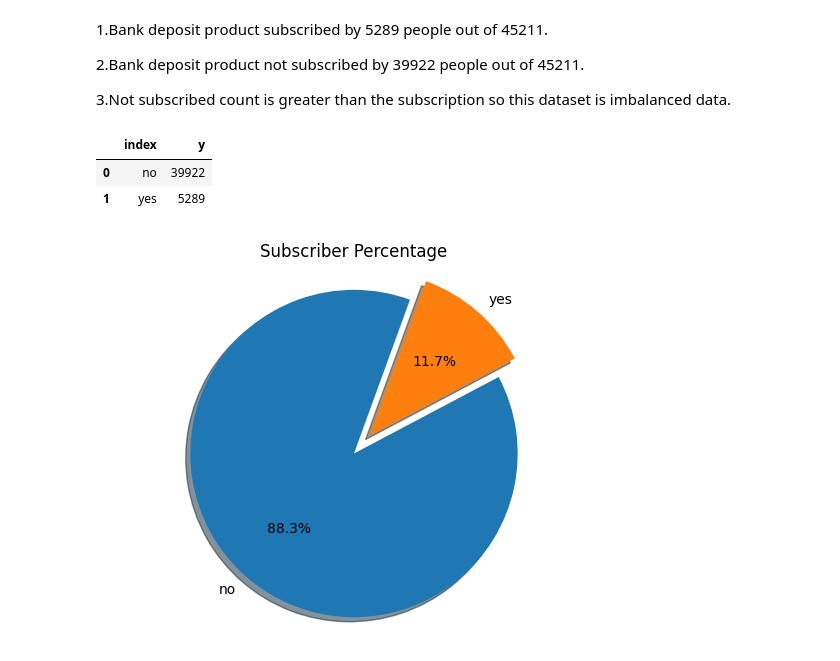
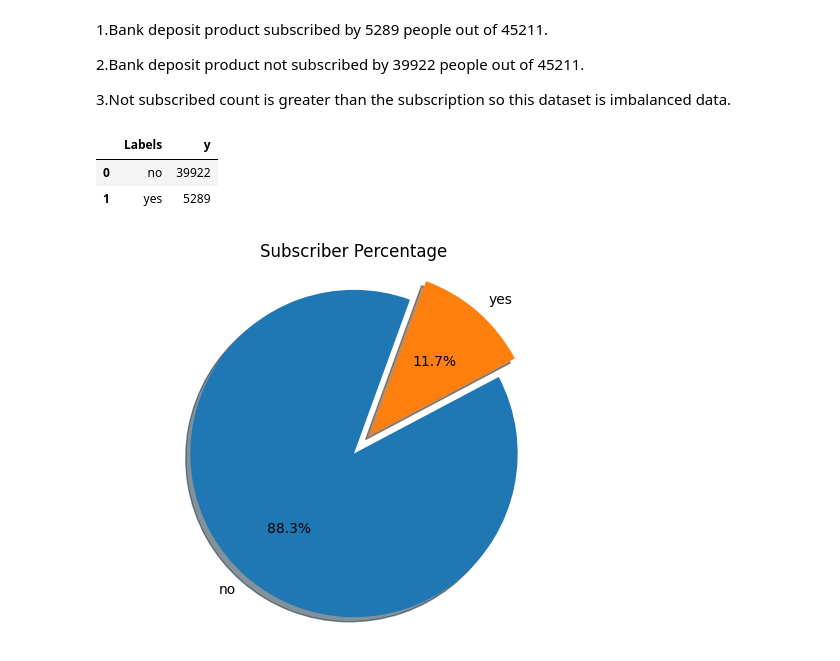
Before and after one commit to swapnalishamrao/Supervised_ML_Classification_Project_2, a Jupyter notebook: Supervised_ML_Classification_Project_2.ipynb, the cells around one changed output. Cells and saved outputs as stored; diff of their text form; code cells hidden in the pictures.

```diff
--- a/Supervised_ML_Classification_Project_2.ipynb
+++ b/Supervised_ML_Classification_Project_2.ipynb
@@ -832,10 +828,10 @@ Name: y, dtype: int64
 3.Not subscribed count is greater than the subscription so this dataset is imbalanced data.
 # %%
 subscriber = pd.DataFrame(df["y"].value_counts()).reset_index()
-subscriber.column =["Labels","y"]
+subscriber.columns =["Labels","y"]
 subscriber
 # %% [output]
-|  | index | y |
+|  | Labels | y |
 | 0 | no | 39922 |
 | 1 | yes | 5289 |
 # %%
```
Also changed, not shown: parts of 19 cells of this notebook.
